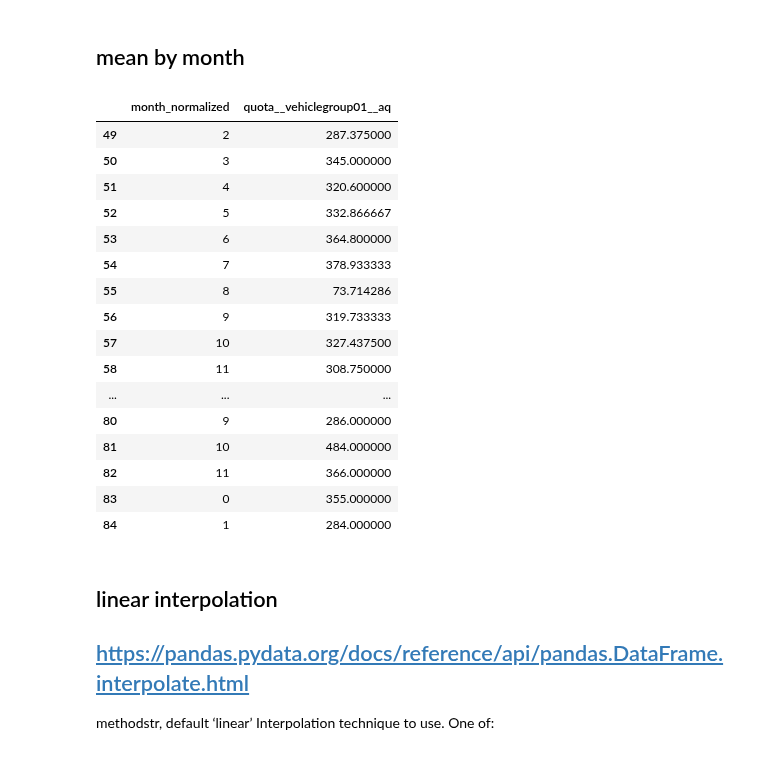
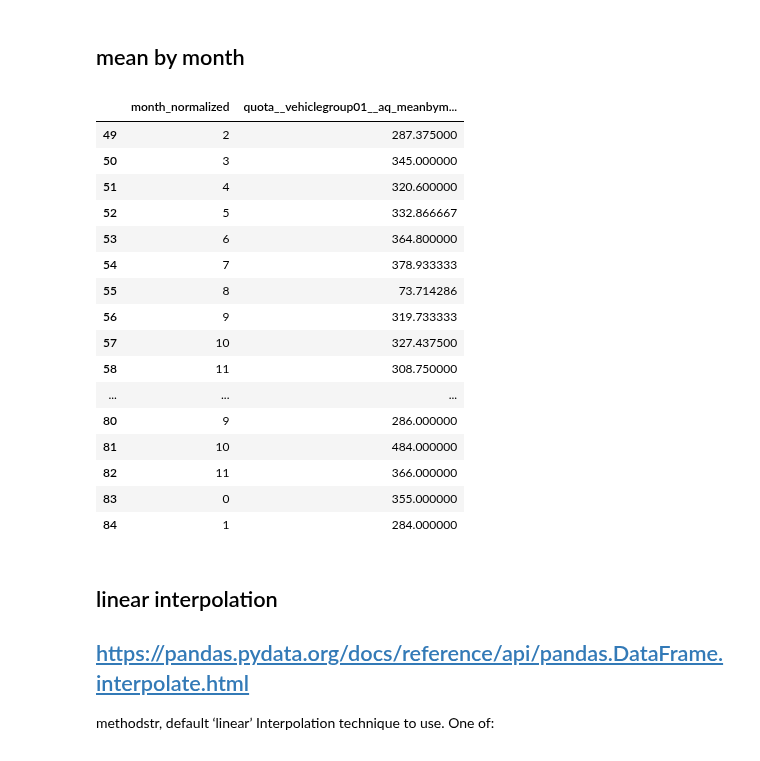
Before and after one commit to zuivu/porsche-forecast-sale, a Jupyter notebook: shap.ipynb, the cells around one changed output. Saved outputs shown, nothing was run; the diff lists cells and outputs as text; code cells hidden in the pictures.

```diff
--- a/shap.ipynb
+++ b/shap.ipynb
@@ -214,11 +214,11 @@ for i in range(len(X)):
         month_means[month] = month_values.mean()
 
 # Fill in missing values using the corresponding month values
-X['quota__vehiclegroup01__aq'].loc[:].fillna(X['month_normalized'].map(month_means), inplace=True)
+X['quota__vehiclegroup01__aq_meanbymonth']=X['quota__vehiclegroup01__aq'].loc[:].fillna(X['month_normalized'].map(month_means))
 # %%
-X[['month_normalized','quota__vehiclegroup01__aq']].head(36)
+X[['month_normalized','quota__vehiclegroup01__aq_meanbymonth']].head(36)
 # %% [output]
-|  | month_normalized | quota__vehiclegroup01__aq |
+|  | month_normalized | quota__vehiclegroup01__aq_meanbym... |
 | 49 | 2 | 287.375000 |
 | 50 | 3 | 345.000000 |
 | 51 | 4 | 320.600000 |
```
Also changed, not shown: parts of 6 cells of this notebook.
